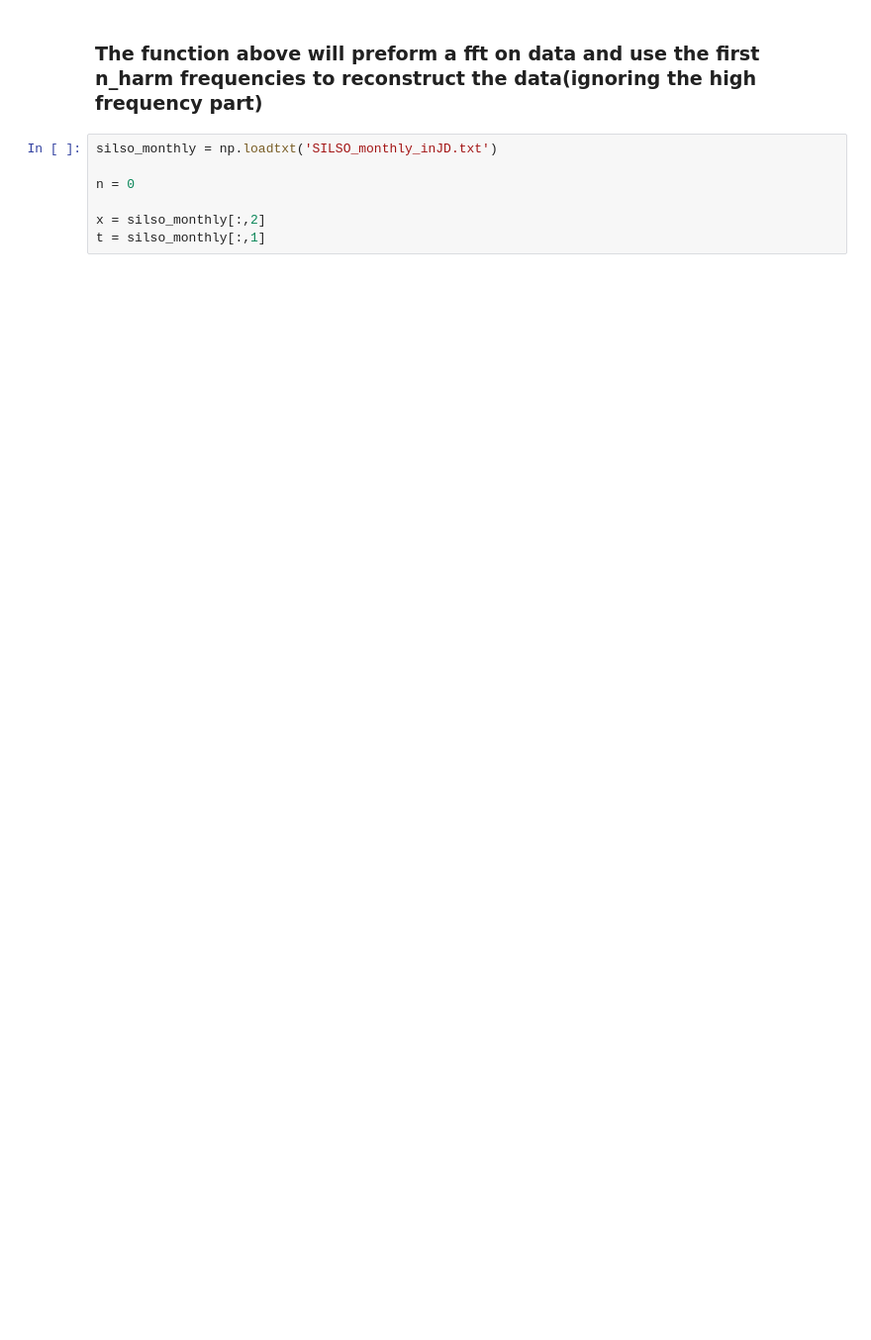
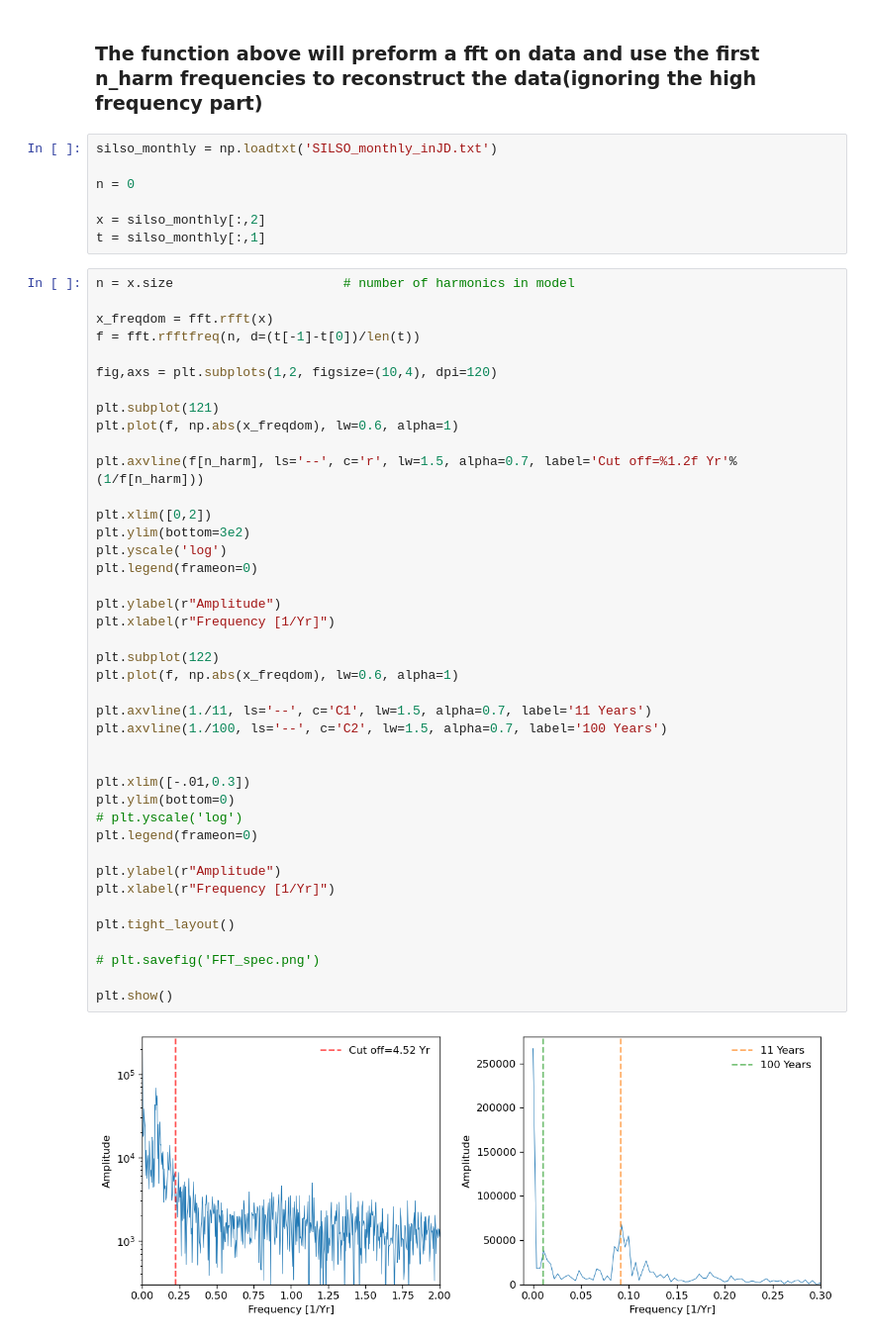
Before and after one commit to christandoi/ast596fds-final, a Jupyter notebook: frank/nb2.ipynb, the cells around one changed output. Shown at 99% size. Cells and saved outputs as stored; diff of their text form; blank space fills up the shorter version.

```diff
--- a/frank/nb2.ipynb
+++ b/frank/nb2.ipynb
@@ -32,4 +32,47 @@ n = 0
 
 x = silso_monthly[:,2]
 t = silso_monthly[:,1]
+# %%
+n = x.size                      # number of harmonics in model
+
+x_freqdom = fft.rfft(x)
+f = fft.rfftfreq(n, d=(t[-1]-t[0])/len(t))
+
+fig,axs = plt.subplots(1,2, figsize=(10,4), dpi=120)
+
+plt.subplot(121)
+plt.plot(f, np.abs(x_freqdom), lw=0.6, alpha=1)
+
+plt.axvline(f[n_harm], ls='--', c='r', lw=1.5, alpha=0.7, label='Cut off=%1.2f Yr'%(1/f[n_harm]))
+
+plt.xlim([0,2])
+plt.ylim(bottom=3e2)
+plt.yscale('log')
+plt.legend(frameon=0)
+
+plt.ylabel(r"Amplitude")
+plt.xlabel(r"Frequency [1/Yr]")
+
+plt.subplot(122)
+plt.plot(f, np.abs(x_freqdom), lw=0.6, alpha=1)
+
+plt.axvline(1./11, ls='--', c='C1', lw=1.5, alpha=0.7, label='11 Years')
+plt.axvline(1./100, ls='--', c='C2', lw=1.5, alpha=0.7, label='100 Years')
+
+
+plt.xlim([-.01,0.3])
+plt.ylim(bottom=0)
+# plt.yscale('log')
+plt.legend(frameon=0)
+
+plt.ylabel(r"Amplitude")
+plt.xlabel(r"Frequency [1/Yr]")
+
+plt.tight_layout()
+
+# plt.savefig('FFT_spec.png')
+
+plt.show()
+# %% [output]
+[figure, added]
 # %%
```
Also changed, not shown: parts of 3 cells of this notebook, 12 other files.
